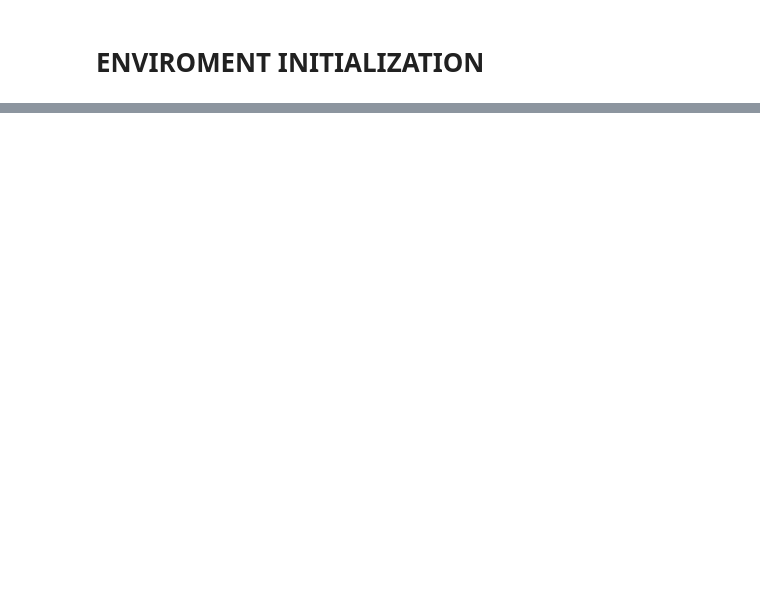
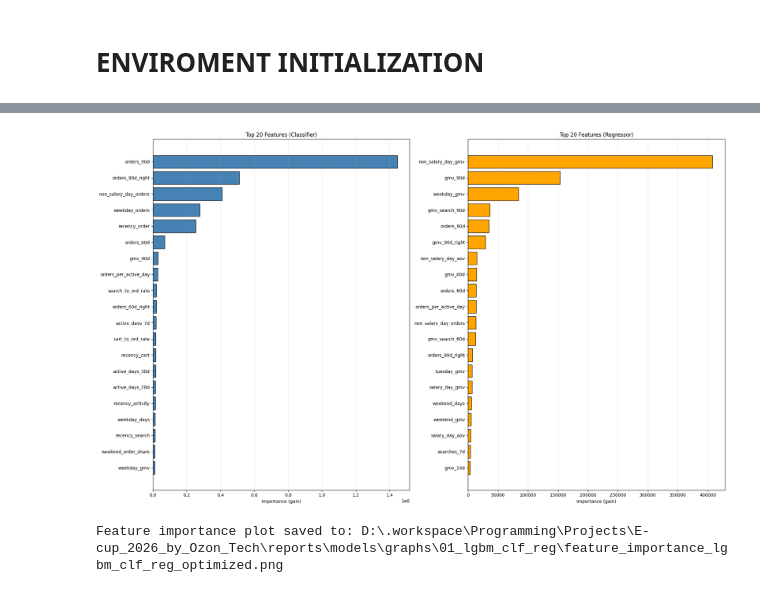
Before and after one commit to HelloImWebbieeee/E-cup_2026_by_Ozon_Tech, a Jupyter notebook: notebooks/04_models_learning.ipynb, the cells around one changed output, grey strips where cells are left out. Saved outputs shown, nothing was run; the diff lists cells and outputs as text; code cells hidden in the pictures; blank space fills up the shorter version.

Commit message:
I created the first experimental design for predictive models. I optimized the hyperparameters. I evaluated their quality.

```diff
--- a/notebooks/04_models_learning.ipynb
+++ b/notebooks/04_models_learning.ipynb
@@ -36,2 +34,16 @@ from config import (
     RANDOM_STATE
 )
+# %%
+# DATA PREPARING
+all_features = pl.read_parquet(CV_FEATURES_PATH)
+
+feature_cols = [c for c in all_features.columns if c not in ["user_id", "target"]]
+
+X = all_features[feature_cols].to_numpy()
+y = all_features["target"].to_numpy()
+user_ids = all_features["user_id"].to_numpy()
+
+print(f"X shape: {X.shape}")
+print(f"y shape: {y.shape}")
+print(f"Users with positive target: {(y > 0).sum()}, ({(y > 0).sum() / 2500:.2f}%)")
+print(f"Users with zero target: {(y == 0).sum()}, ({(y == 0).sum() / 2500:.2f}%)")
@@ -37,0 +749,56 @@ from config import (
+# %%
+# FEATURE IMPORTANCE (OPTIMIZED MODELS)
+print("FEATURE IMPORTANCE (OPTIMIZED MODELS)")
+
+# Classifier importance
+feature_importance_clf_opt = pd.DataFrame({
+    "feature": feature_cols,
+    "importance": clf_optimized.feature_importance(importance_type = "gain"),
+}).sort_values("importance", ascending = False)
+
+print("\nTop 20 features (optimized classifier):")
+print(feature_importance_clf_opt.head(20))
+
+# Regressor importance
+feature_importance_reg_opt = pd.DataFrame({
+    "feature": feature_cols,
+    "importance": reg_optimized.feature_importance(importance_type = "gain"),
+}).sort_values("importance", ascending = False)
+
+print("\nTop 20 features (optimized regressor):")
+print(feature_importance_reg_opt.head(20))
+
+# VISUALIZE FEATURE IMPORTANCE
+fig, axes = plt.subplots(1, 2, figsize = (20, 12))
+
+# Classifier importance plot
+top_n = 20
+axes[0].barh(
+    feature_importance_clf_opt.head(top_n)["feature"],
+    feature_importance_clf_opt.head(top_n)["importance"],
+    color = "steelblue",
+    edgecolor = "black"
+)
+axes[0].set_xlabel("Importance (gain)")
+axes[0].set_title(f"Top {top_n} Features (Classifier)")
+axes[0].grid(alpha = 0.3, axis = "x")
+axes[0].invert_yaxis()
+
+# Regressor importance plot
+axes[1].barh(
+    feature_importance_reg_opt.head(top_n)["feature"],
+    feature_importance_reg_opt.head(top_n)["importance"],
+    color = "orange",
+    edgecolor = "black"
+)
+axes[1].set_xlabel("Importance (gain)")
+axes[1].set_title(f"Top {top_n} Features (Regressor)")
+axes[1].grid(alpha = 0.3, axis = "x")
+axes[1].invert_yaxis()
+
+plt.tight_layout()
+fig.savefig(REPORTS_MODELS_GRAPHS_DIR / '01_lgbm_clf_reg' / "feature_importance_lgbm_clf_reg_optimized.png", dpi = 150)
+plt.show()
+
+print(f"\nFeature importance plot saved to: {REPORTS_MODELS_GRAPHS_DIR / '01_lgbm_clf_reg' / 'feature_importance_lgbm_clf_reg_optimized.png'}")
+# %% [output]
@@ -37,0 +822,2 @@ from config import (
+[figure, added]
+Feature importance plot saved to: D:\.workspace\Programming\Projects\E-cup_2026_by_Ozon_Tech\reports\models\graphs\01_lgbm_clf_reg\feature_importance_lgbm_clf_reg_optimized.png
```
Also changed, not shown: parts of 18 cells of this notebook, 2 other files.
